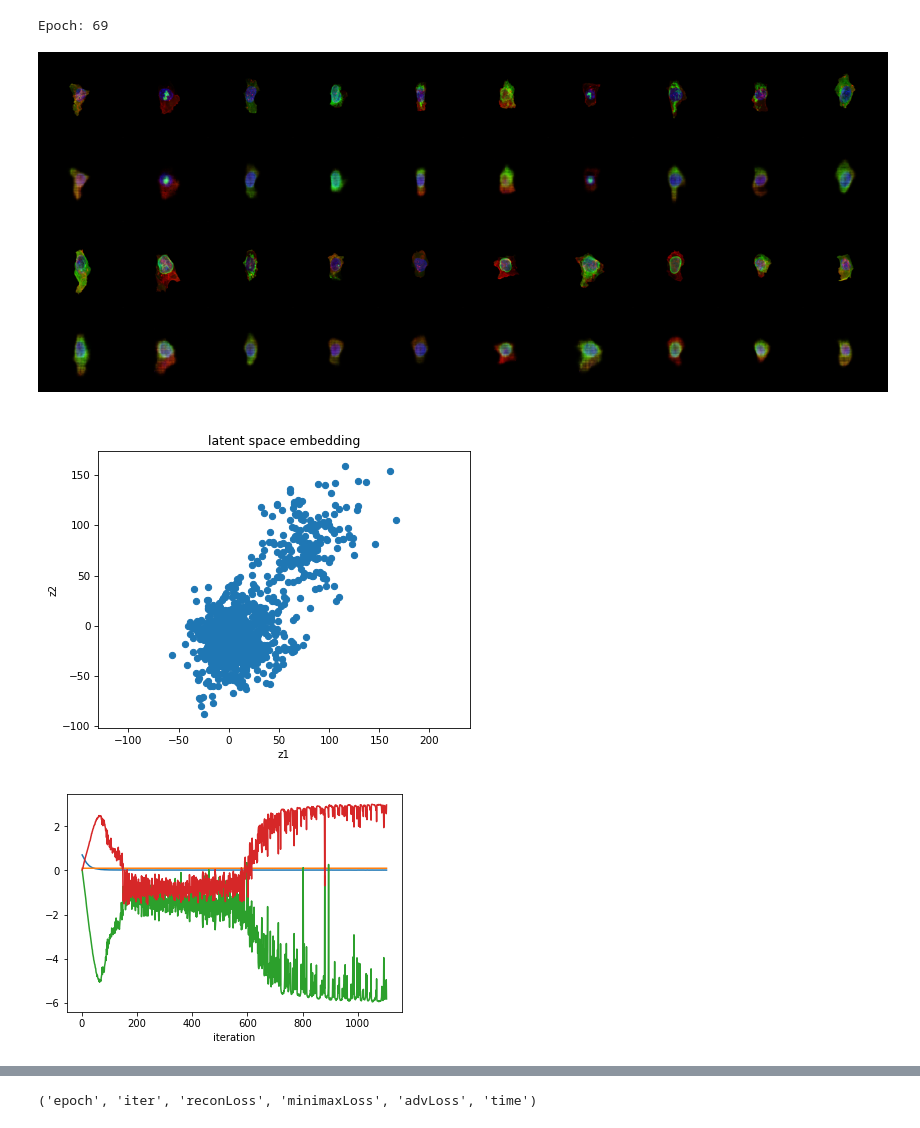
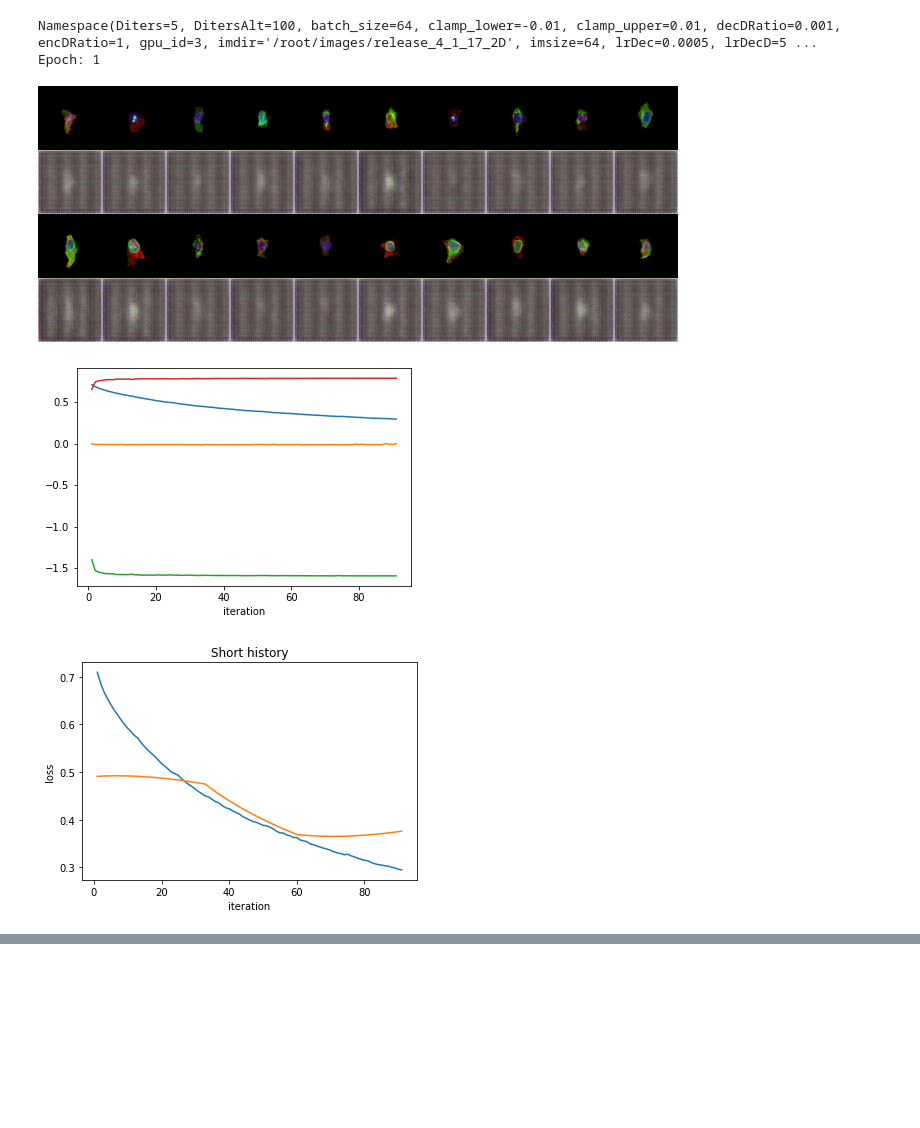
Before and after one commit to AllenCellModeling/pytorch_integrated_cell, a Jupyter notebook: plot_error.ipynb, the cells around one changed output, grey strips where cells are left out. Drawn from its saved outputs; the diff is of its cells as text; code cells hidden in the pictures; blank space fills up the shorter version.

Commit message:
updated plot error functionality

```diff
--- a/plot_error.ipynb
+++ b/plot_error.ipynb
@@ -4,16 +4,28 @@ import torch
 from IPython.core.display import Image, display
 import pickle
 import matplotlib.pyplot as plt
+import numpy as np
+
+
+
+from sklearn.neighbors import KernelDensity
+
+import sklearn
+
 %matplotlib inline
 
 model_dir = './waaegan/'
-model_dir = './semi_waaegan/'
+# model_dir = './semi_waaegan/'
 
 
 history = 500
+bw = 64
 
-# opt = pickle.load( open( '{0}/opt.pkl'.format(model_dir), "rb" ) )
+opt = pickle.load( open( '{0}/opt.pkl'.format(model_dir), "rb" ) )
 logger = pickle.load( open( '{0}/logger.pkl'.format(model_dir), "rb" ) )
+embedding = pickle.load( open('./{0}/embedding.pkl'.format(model_dir), "rb"))
+
+print(opt)
 
 epoch = max(logger.log['epoch'])
 
@@ -25,41 +37,52 @@ plt.plot(logger.log['iter'], logger.log['encDLoss'])
 plt.plot(logger.log['iter'], logger.log['decDLoss'])
 plt.plot(logger.log['iter'], logger.log['minimaxDecDLoss'])
 # plt.ylim([-4, 4])
 plt.xlabel('iteration')
 
 
+x = logger.log['iter'][-history:]
+y = logger.log['reconLoss'][-history:]
+
+f = np.ones(bw)/bw
+yhat = np.correlate(y-np.mean(y), f, mode='same').tolist() + np.mean(y)
+
 plt.figure(2)
-plt.plot(logger.log['iter'][-history:], logger.log['reconLoss'][-history:])
+plt.plot(x, y)
+plt.plot(x, yhat)
 
 plt.title('Short history')
 plt.xlabel('iteration')
 plt.ylabel('loss')
 
 
-
-
+plt.figure(3)
+plt.scatter(embedding[:,0], embedding[:,1])
+plt.xlim([-4, 4])
+plt.ylim([-4, 4])
+plt.axis('equal')
+plt.xlabel('z1')
+plt.ylabel('z2')
+plt.title('latent space embedding')
+plt.savefig('./{0}/embedding_{1}.png'.format(opt.save_dir, epoch), dpi=75)
 
 
 im_progress_path = '{0}/progress_{1}.png'.format(model_dir, epoch)
 display(Image(im_progress_path, unconfined=True))
-
-im_embed_path = '{0}/embedding_{1}.png'.format(model_dir, epoch)
-display(Image(im_embed_path,  unconfined=True))
-
 
 
 
 
 # plt.xlim([-4, 4])
 # plt.ylim([-4, 4])
 # plt.axis('equal')
 # plt.xlabel('z_1')
 # plt.ylabel('z_2')
 # display.clear_output(wait=True)
 # display.display(plt.gcf())
 # img = Image.open(image_path)
 # %% [output]
-Epoch: 69
+Namespace(Diters=5, DitersAlt=100, batch_size=64, clamp_lower=-0.01, clamp_upper=0.01, decDRatio=0.001, encDRatio=1, gpu_id=3, imdir='/root/images/release_4_1_17_2D', imsize=64, lrDec=0.0005, lrDecD=5 ...
+Epoch: 1
-[figure, old version]
+[figure, new version]
-[figure, old version]
+[figure, new version]
-[figure, old version]
+[figure, new version]
@@ -67,4 +89,0 @@ Epoch: 69
-# %%
-logger.fields
-# %% [output]
-('epoch', 'iter', 'reconLoss', 'minimaxLoss', 'advLoss', 'time')
```
Also changed, not shown: parts of 1 cell of this notebook.
